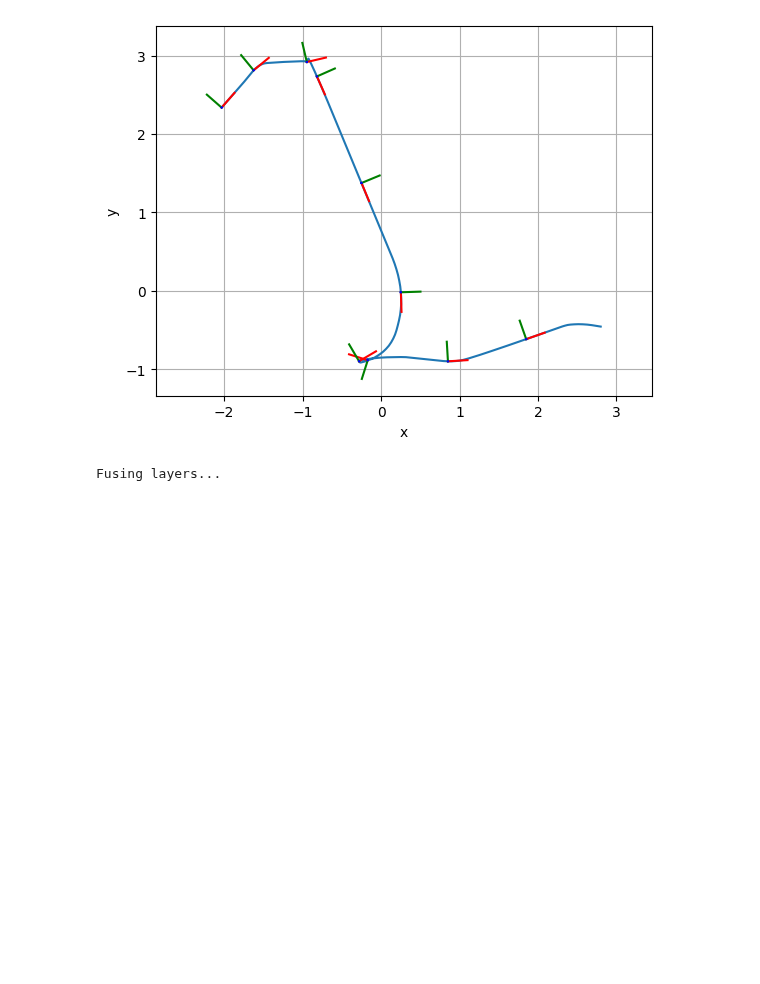
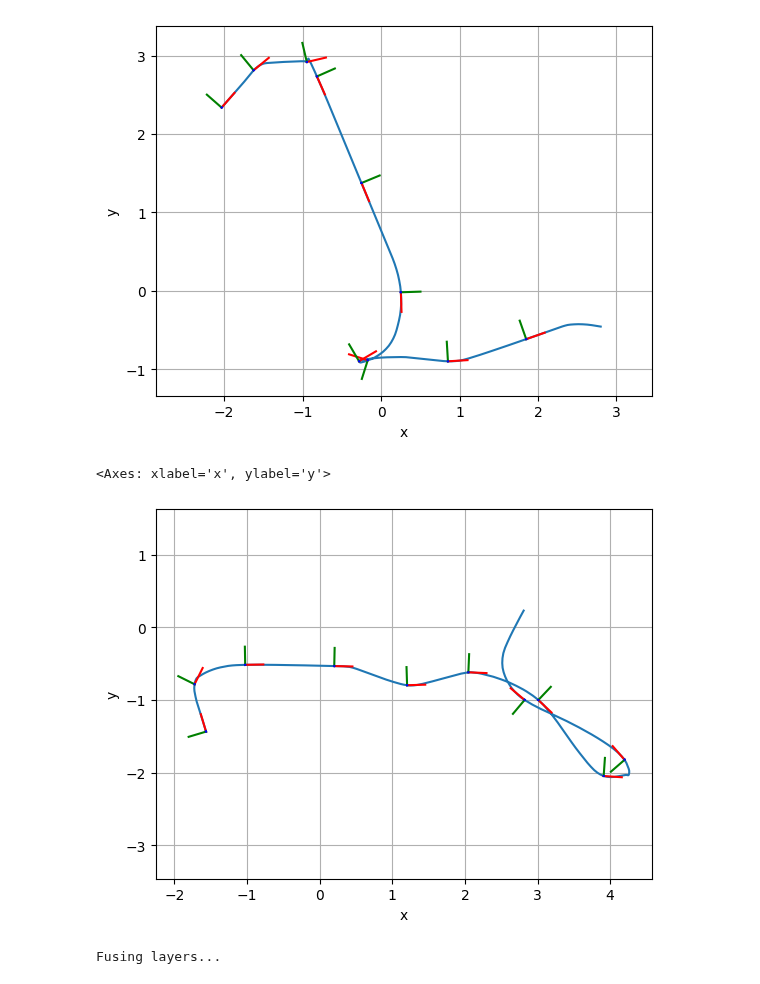
Before and after one commit to mit-acl/roman, a Jupyter notebook: notebooks/04_motlee_jan_data.ipynb, the cells around one changed output. Drawn from its saved outputs; the diff is of its cells as text; code cells hidden in the pictures; blank space fills up the shorter version.

```diff
--- a/notebooks/04_motlee_jan_data.ipynb
+++ b/notebooks/04_motlee_jan_data.ipynb
@@ -40,6 +44,12 @@ pose_data.plot2d(t0=100, tf=120, trajectory=False, pose=True, dt=2., axis_len=.2
 # %% [output]
 <Axes: xlabel='x', ylabel='y'>
 [figure]
+# %%
+pose_data.plot2d(t0=200, tf=220, pose=False, dt=.1)
+pose_data.plot2d(t0=200, tf=220, trajectory=False, pose=True, dt=2., axis_len=.25)
+# %% [output]
+<Axes: xlabel='x', ylabel='y'>
+[figure, added]
 # %%
 # T_BC = np.array([
 #     - 0.0075156724929106855, 0.052520932013504995, 0.9985915413057593, 0.2101108603826516, - -0.999948500695071, -0.00641591694631477, 0.007863330555028802,
```
Also changed, not shown: parts of 5 cells of this notebook, 4 other files.
